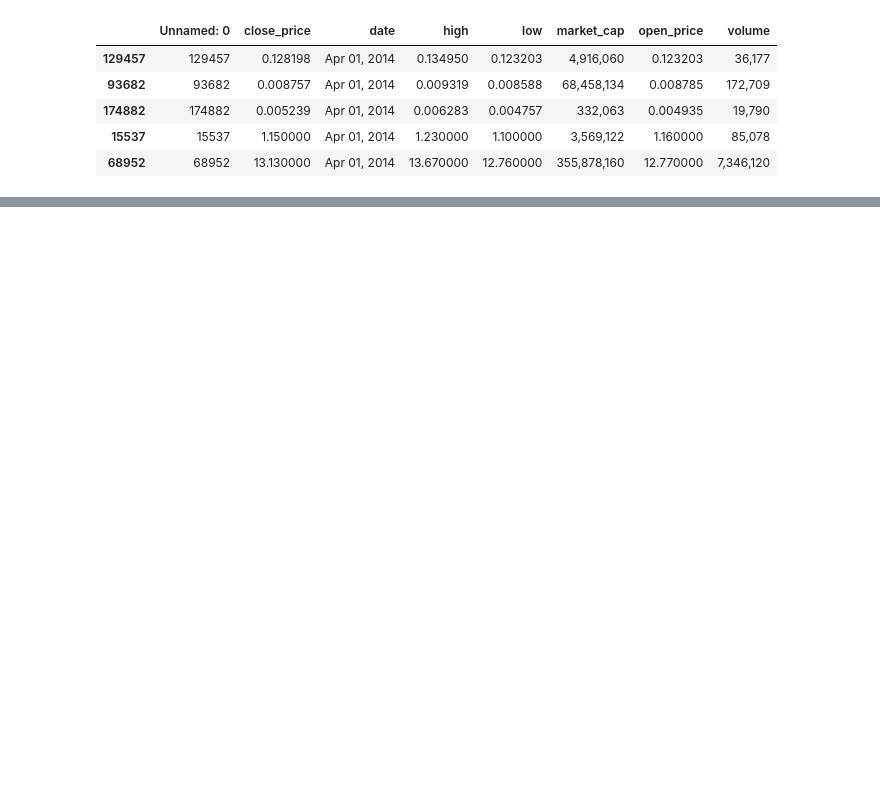
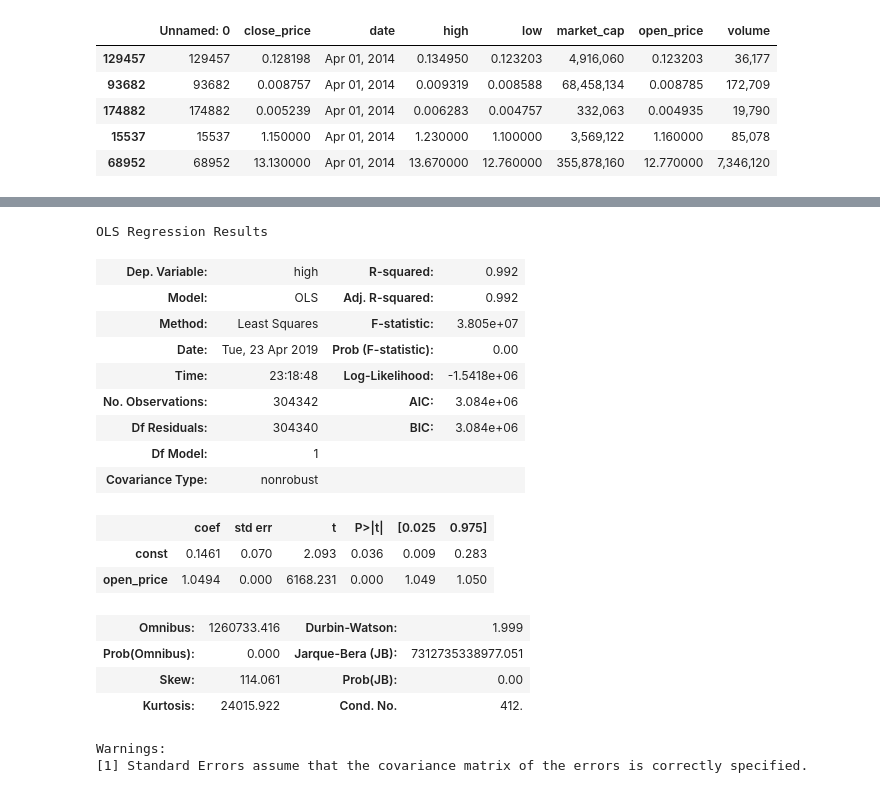
Before and after one commit to abbeydent/coinmarket_scraper, a Jupyter notebook: coinmarket_analysis.ipynb, the cells around one changed output, grey strips where cells are left out. Cells and saved outputs as stored; diff of their text form; code cells hidden in the pictures; blank space fills up the shorter version.

```diff
--- a/coinmarket_analysis.ipynb
+++ b/coinmarket_analysis.ipynb
@@ -126,0 +111,27 @@ print(results)
+# %%
+data = df['open_price']
+target = df['high']
+data = sm.add_constant(data)
+model=sm.OLS(target, data).fit()
+predictions=model.predict(data)
+model.summary()
+# %% [output]
+OLS Regression Results
+| Dep. Variable: | high | R-squared: | 0.992 |
+| Model: | OLS | Adj. R-squared: | 0.992 |
+| Method: | Least Squares | F-statistic: | 3.805e+07 |
+| Date: | Tue, 23 Apr 2019 | Prob (F-statistic): | 0.00 |
+| Time: | 23:18:48 | Log-Likelihood: | -1.5418e+06 |
+| No. Observations: | 304342 | AIC: | 3.084e+06 |
+| Df Residuals: | 304340 | BIC: | 3.084e+06 |
+| Df Model: | 1 |  |  |
+| Covariance Type: | nonrobust |  |  |
+|  | coef | std err | t | P>|t| | [0.025 | 0.975] |
+| const | 0.1461 | 0.070 | 2.093 | 0.036 | 0.009 | 0.283 |
+| open_price | 1.0494 | 0.000 | 6168.231 | 0.000 | 1.049 | 1.050 |
+| Omnibus: | 1260733.416 | Durbin-Watson: | 1.999 |
+| Prob(Omnibus): | 0.000 | Jarque-Bera (JB): | 7312735338977.051 |
+| Skew: | 114.061 | Prob(JB): | 0.00 |
+| Kurtosis: | 24015.922 | Cond. No. | 412. |
+Warnings:
+[1] Standard Errors assume that the covariance matrix of the errors is correctly specified.
```
Also changed, not shown: parts of 16 cells of this notebook, 3 other files.
